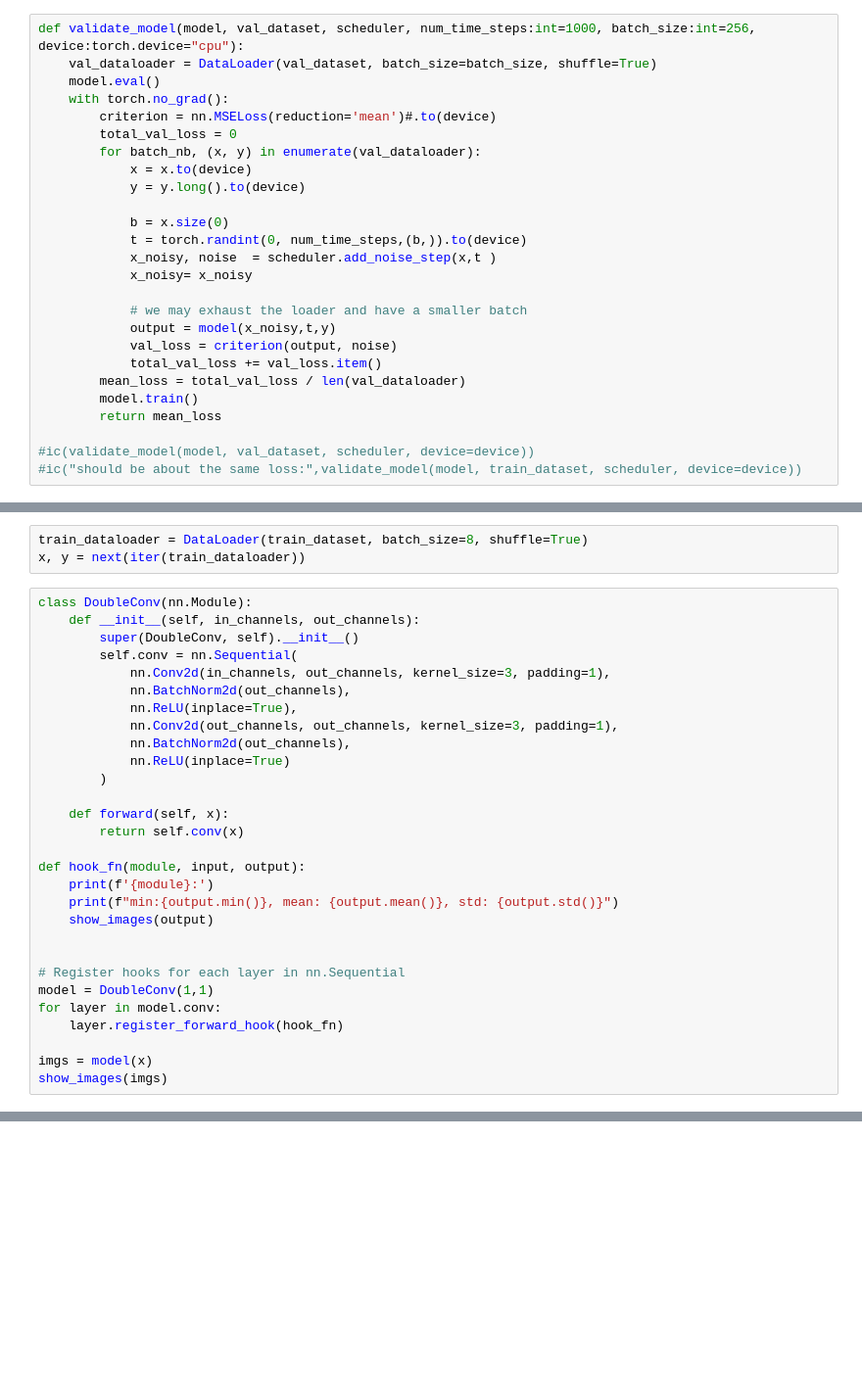
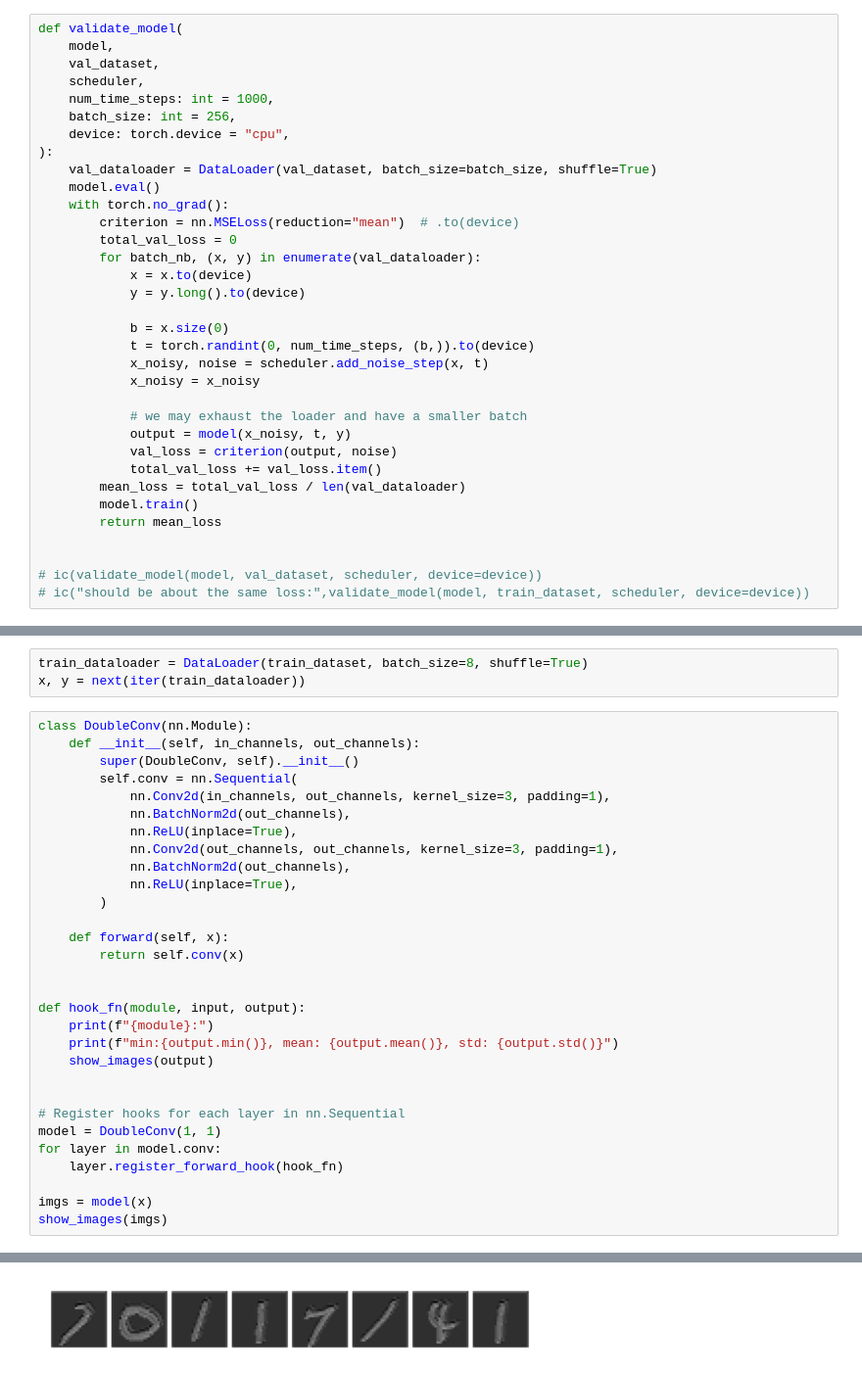
Before and after one commit to jean-kunz/cop_diffusion, a Jupyter notebook: nbks/diffusion_from_scratch.ipynb, the cells around one changed output, grey strips where cells are left out. Shown at 98% size. Drawn from its saved outputs; the diff is of its cells as text; blank space fills up the shorter version.

```diff
--- a/nbks/diffusion_from_scratch.ipynb
+++ b/nbks/diffusion_from_scratch.ipynb
@@ -362,29 +454,37 @@ plt.show()
 
 https://github.com/nickd16/Diffusion-Models-from-Scratch
 # %%
-def validate_model(model, val_dataset, scheduler, num_time_steps:int=1000, batch_size:int=256, device:torch.device="cpu"):
+def validate_model(
+    model,
+    val_dataset,
+    scheduler,
+    num_time_steps: int = 1000,
+    batch_size: int = 256,
+    device: torch.device = "cpu",
+):
     val_dataloader = DataLoader(val_dataset, batch_size=batch_size, shuffle=True)
     model.eval()
     with torch.no_grad():
-        criterion = nn.MSELoss(reduction='mean')#.to(device)
+        criterion = nn.MSELoss(reduction="mean")  # .to(device)
         total_val_loss = 0
         for batch_nb, (x, y) in enumerate(val_dataloader):
             x = x.to(device)
             y = y.long().to(device)
 
             b = x.size(0)
-            t = torch.randint(0, num_time_steps,(b,)).to(device)
-            x_noisy, noise  = scheduler.add_noise_step(x,t )
-            x_noisy= x_noisy
+            t = torch.randint(0, num_time_steps, (b,)).to(device)
+            x_noisy, noise = scheduler.add_noise_step(x, t)
+            x_noisy = x_noisy
 
             # we may exhaust the loader and have a smaller batch
-            output = model(x_noisy,t,y)
+            output = model(x_noisy, t, y)
             val_loss = criterion(output, noise)
             total_val_loss += val_loss.item()
         mean_loss = total_val_loss / len(val_dataloader)
         model.train()
         return mean_loss
 
-#ic(validate_model(model, val_dataset, scheduler, device=device))
-#ic("should be about the same loss:",validate_model(model, train_dataset, scheduler, device=device))
+
+# ic(validate_model(model, val_dataset, scheduler, device=device))
+# ic("should be about the same loss:",validate_model(model, train_dataset, scheduler, device=device))
 # %%
@@ -575,22 +744,24 @@ class DoubleConv(nn.Module):
             nn.ReLU(inplace=True),
             nn.Conv2d(out_channels, out_channels, kernel_size=3, padding=1),
             nn.BatchNorm2d(out_channels),
-            nn.ReLU(inplace=True)
+            nn.ReLU(inplace=True),
         )
 
     def forward(self, x):
         return self.conv(x)
 
+
 def hook_fn(module, input, output):
-    print(f'{module}:')
+    print(f"{module}:")
     print(f"min:{output.min()}, mean: {output.mean()}, std: {output.std()}")
     show_images(output)
 
 
 # Register hooks for each layer in nn.Sequential
-model = DoubleConv(1,1)
+model = DoubleConv(1, 1)
 for layer in model.conv:
     layer.register_forward_hook(hook_fn)
 
 imgs = model(x)
 show_images(imgs)
+# %% [output]
@@ -596,0 +770 @@ show_images(imgs)
+[figure, added]
```
Also changed, not shown: parts of 19 cells of this notebook.
